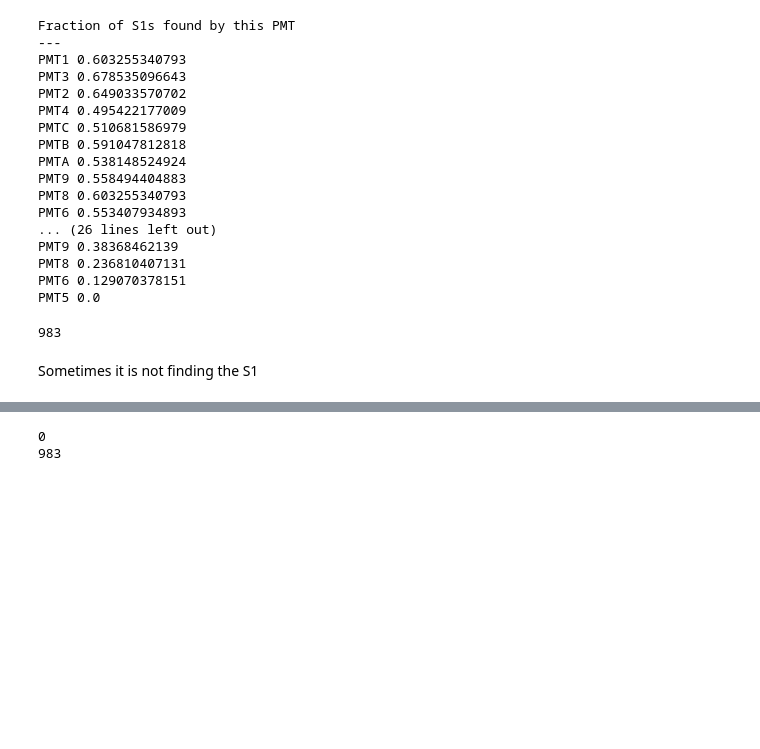
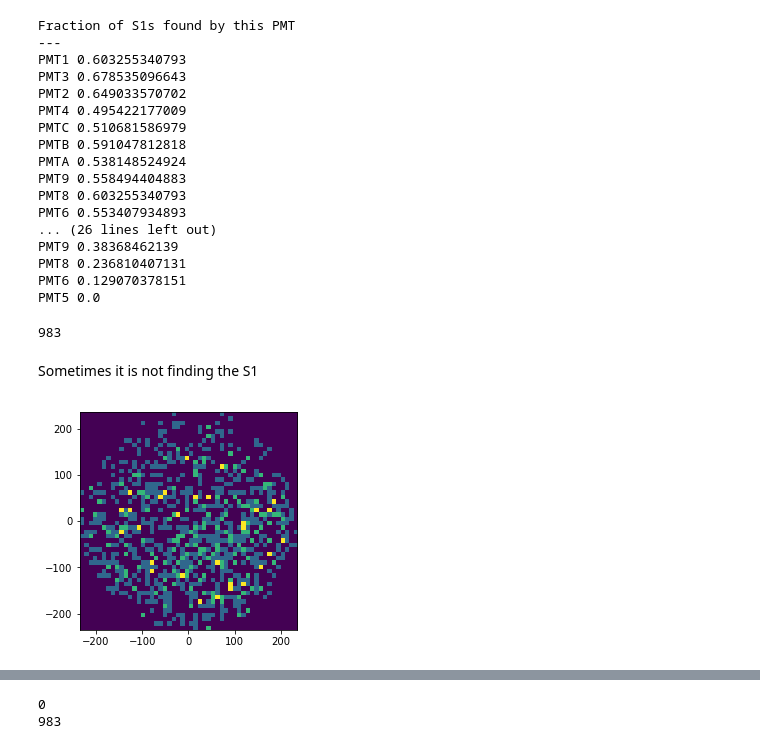
Before and after one commit to abotas/ICARO, a Jupyter notebook: invisible_cities/LSC/S1_multiplicity-3389.ipynb, the cells around one changed output, grey strips where cells are left out. Cells and saved outputs as stored; diff of their text form; code cells hidden in the pictures; blank space fills up the shorter version.

```diff
--- a/invisible_cities/LSC/S1_multiplicity-3389.ipynb
+++ b/invisible_cities/LSC/S1_multiplicity-3389.ipynb
@@ -265,3 +295,14 @@ len(multiplicity)
 983
 # %% [markdown]
 Sometimes it is not finding the S1
+# %%
+s2_info    = np.array(s2_info)
+s2_info_m1 = np.array(s2_info_m1)
+# %%
+heatmap, xedges, yedges = np.histogram2d(s2_info[:,0], s2_info[:,1], bins=50)
+extent = [-235, 235, -235, 235]
+plt.clf()
+plt.imshow(heatmap.T, extent=extent, origin='lower')
+plt.show()
+# %% [output]
+[figure, added]
```
Also changed, not shown: parts of 9 cells of this notebook, 3 other files.
